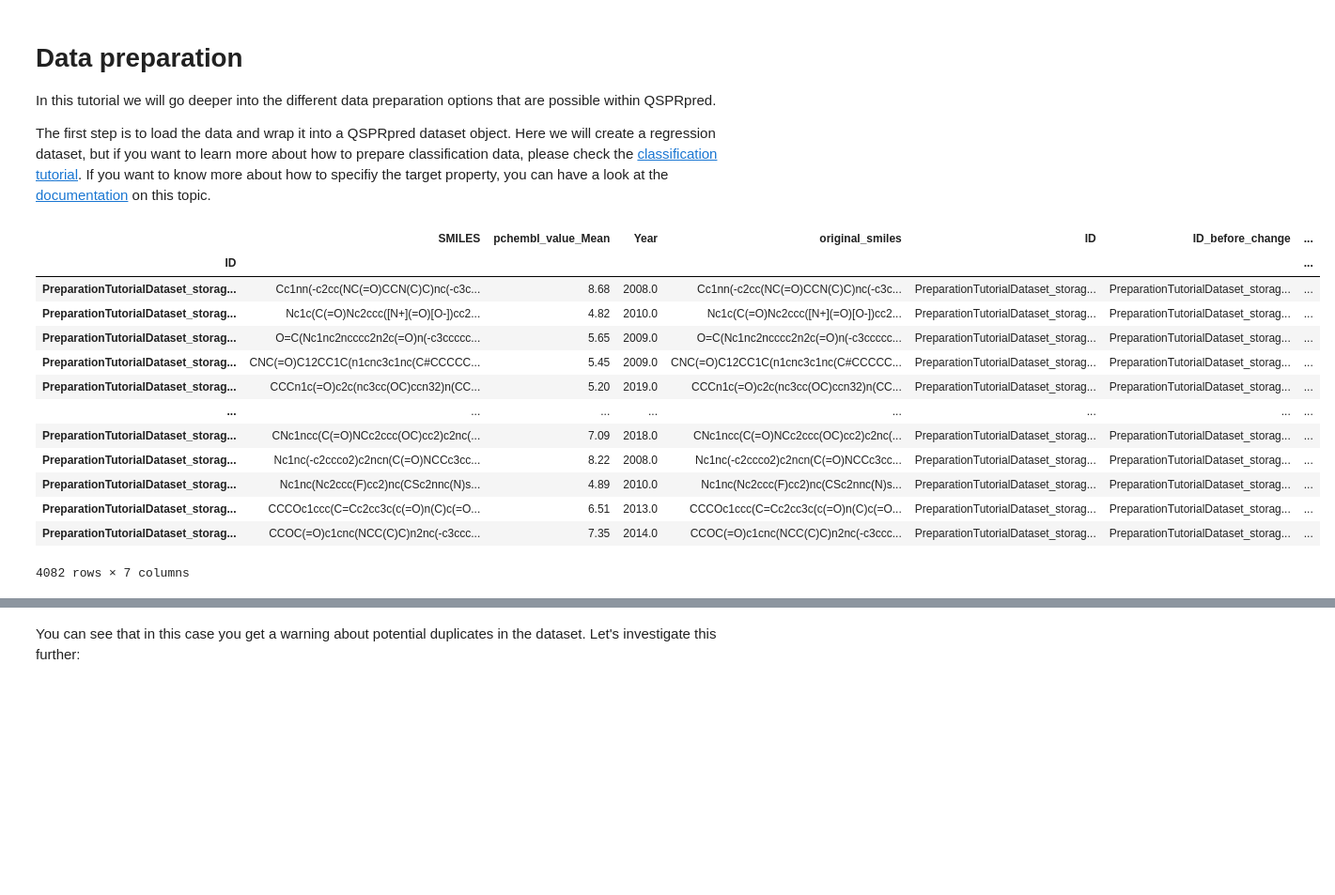
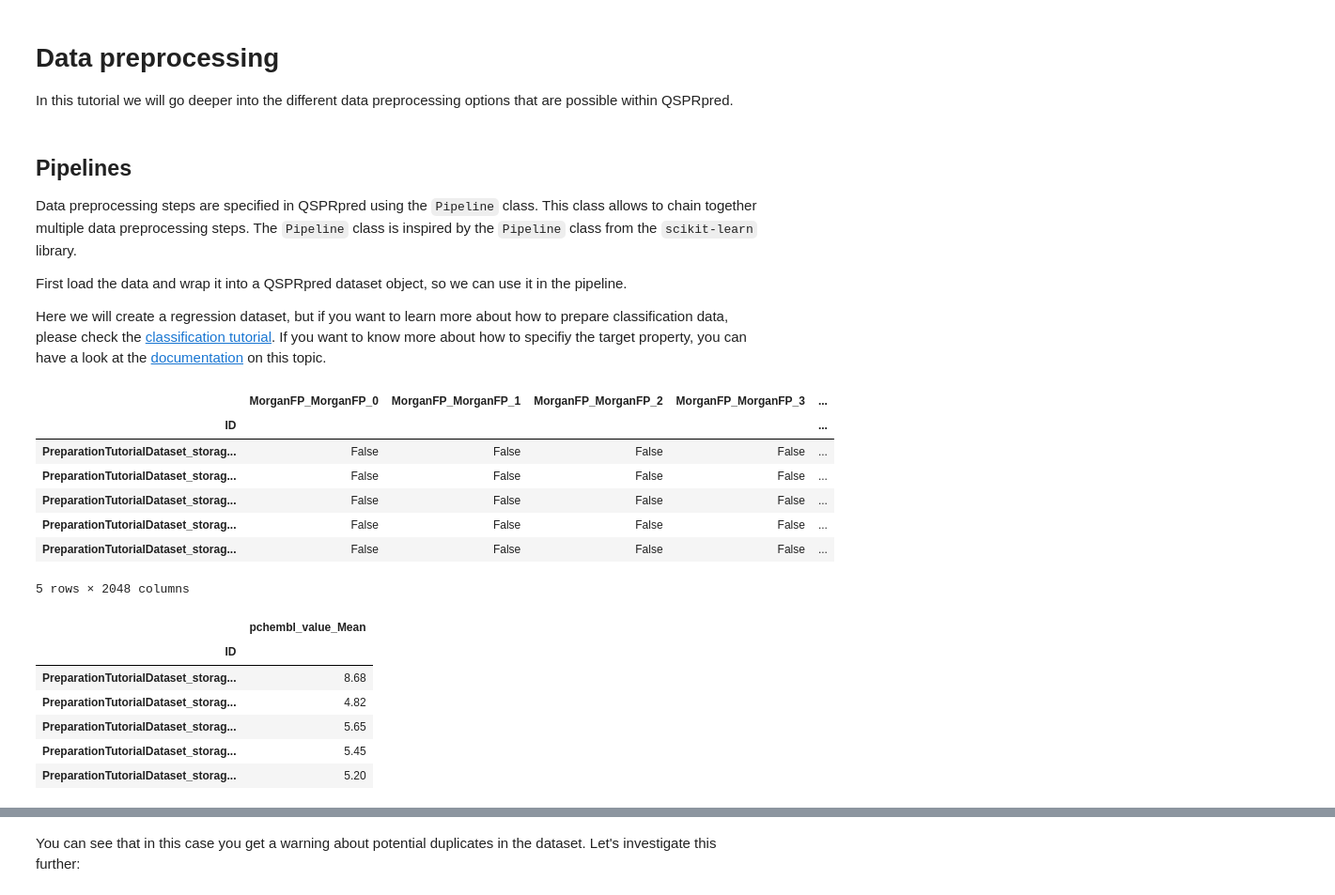
Before and after one commit to CDDLeiden/QSPRpred, a Jupyter notebook: tutorials/basics/data/data_preparation.ipynb, the cells around one changed output, grey strips where cells are left out. Shown at 94% size. Cells and saved outputs as stored; diff of their text form; code cells hidden in the pictures; blank space fills up the shorter version.

Commit message:
fix data preparation tutorial

```diff
--- a/tutorials/basics/data/data_preparation.ipynb
+++ b/tutorials/basics/data/data_preparation.ipynb
@@ -6,42 +1,52 @@ warnings.filterwarnings("ignore", category=RuntimeWarning)
+# %% [markdown]
+# Data preprocessing
+
+In this tutorial we will go deeper into the different data preprocessing options that are possible within QSPRpred.
 # %% [markdown]
-# Data preparation
+## Pipelines
+Data preprocessing steps are specified in QSPRpred using the `Pipeline` class. This class allows to chain together multiple data preprocessing steps. The `Pipeline` class is inspired by the `Pipeline` class from the `scikit-learn` library.
 
-In this tutorial we will go deeper into the different data preparation options that are possible within QSPRpred.
+First load the data and wrap it into a QSPRpred dataset object, so we can use it in the pipeline.
 
-The first step is to load the data and wrap it into a QSPRpred dataset object.
 Here we will create a regression dataset, but if you want to learn more about how to prepare
 classification data, please check the [classification tutorial](../modelling/classification.ipynb).
 If you want to know more about how to specifiy the target property,
 you can have a look at the [documentation](https://cddleiden.github.io/QSPRpred/docs/api/qsprpred.data.html#qsprpred.data.data.TargetProperty) on this topic.
 # %%
+# First load a dataset and add some descriptors
 import os
-
 from qsprpred.data import QSPRTable
+from qsprpred.data.descriptors.fingerprints import MorganFP
 
 os.makedirs("../../tutorial_output/data", exist_ok=True)
 
 dataset = QSPRTable.fromTableFile(
     filename="../../tutorial_data/A2A_LIGANDS.tsv",
     path="../../tutorial_output/data",
     name="PreparationTutorialDataset",
     target_props=[{"name": "pchembl_value_Mean", "task": "REGRESSION"}],
     random_state=42,
 )
-dataset.randomState = 42
 
-dataset.getDF()
+dataset.addDescriptors([MorganFP(radius=3, nBits=2048)])
+
+X = dataset.getDescriptors()
+display(X.head())
+y = dataset.getTargets()
+display(y.head())
 # %% [output]
-|  | SMILES | pchembl_value_Mean | Year | original_smiles | ID | ID_before_change | ... |
-| ID |  |  |  |  |  |  | ... |
-| PreparationTutorialDataset_storag... | Cc1nn(-c2cc(NC(=O)CCN(C)C)nc(-c3c... | 8.68 | 2008.0 | Cc1nn(-c2cc(NC(=O)CCN(C)C)nc(-c3c... | PreparationTutorialDataset_storag... | PreparationTutorialDataset_storag... | ... |
-| PreparationTutorialDataset_storag... | Nc1c(C(=O)Nc2ccc([N+](=O)[O-])cc2... | 4.82 | 2010.0 | Nc1c(C(=O)Nc2ccc([N+](=O)[O-])cc2... | PreparationTutorialDataset_storag... | PreparationTutorialDataset_storag... | ... |
-| PreparationTutorialDataset_storag... | O=C(Nc1nc2ncccc2n2c(=O)n(-c3ccccc... | 5.65 | 2009.0 | O=C(Nc1nc2ncccc2n2c(=O)n(-c3ccccc... | PreparationTutorialDataset_storag... | PreparationTutorialDataset_storag... | ... |
-| PreparationTutorialDataset_storag... | CNC(=O)C12CC1C(n1cnc3c1nc(C#CCCCC... | 5.45 | 2009.0 | CNC(=O)C12CC1C(n1cnc3c1nc(C#CCCCC... | PreparationTutorialDataset_storag... | PreparationTutorialDataset_storag... | ... |
-| PreparationTutorialDataset_storag... | CCCn1c(=O)c2c(nc3cc(OC)ccn32)n(CC... | 5.20 | 2019.0 | CCCn1c(=O)c2c(nc3cc(OC)ccn32)n(CC... | PreparationTutorialDataset_storag... | PreparationTutorialDataset_storag... | ... |
-| ... | ... | ... | ... | ... | ... | ... | ... |
-| PreparationTutorialDataset_storag... | CNc1ncc(C(=O)NCc2ccc(OC)cc2)c2nc(... | 7.09 | 2018.0 | CNc1ncc(C(=O)NCc2ccc(OC)cc2)c2nc(... | PreparationTutorialDataset_storag... | PreparationTutorialDataset_storag... | ... |
-| PreparationTutorialDataset_storag... | Nc1nc(-c2ccco2)c2ncn(C(=O)NCCc3cc... | 8.22 | 2008.0 | Nc1nc(-c2ccco2)c2ncn(C(=O)NCCc3cc... | PreparationTutorialDataset_storag... | PreparationTutorialDataset_storag... | ... |
-| PreparationTutorialDataset_storag... | Nc1nc(Nc2ccc(F)cc2)nc(CSc2nnc(N)s... | 4.89 | 2010.0 | Nc1nc(Nc2ccc(F)cc2)nc(CSc2nnc(N)s... | PreparationTutorialDataset_storag... | PreparationTutorialDataset_storag... | ... |
-| PreparationTutorialDataset_storag... | CCCOc1ccc(C=Cc2cc3c(c(=O)n(C)c(=O... | 6.51 | 2013.0 | CCCOc1ccc(C=Cc2cc3c(c(=O)n(C)c(=O... | PreparationTutorialDataset_storag... | PreparationTutorialDataset_storag... | ... |
-| PreparationTutorialDataset_storag... | CCOC(=O)c1cnc(NCC(C)C)n2nc(-c3ccc... | 7.35 | 2014.0 | CCOC(=O)c1cnc(NCC(C)C)n2nc(-c3ccc... | PreparationTutorialDataset_storag... | PreparationTutorialDataset_storag... | ... |
+|  | MorganFP_MorganFP_0 | MorganFP_MorganFP_1 | MorganFP_MorganFP_2 | MorganFP_MorganFP_3 | ... |
+| ID |  |  |  |  | ... |
+| PreparationTutorialDataset_storag... | False | False | False | False | ... |
+| PreparationTutorialDataset_storag... | False | False | False | False | ... |
+| PreparationTutorialDataset_storag... | False | False | False | False | ... |
+| PreparationTutorialDataset_storag... | False | False | False | False | ... |
+| PreparationTutorialDataset_storag... | False | False | False | False | ... |
-4082 rows × 7 columns
+5 rows × 2048 columns
+|  | pchembl_value_Mean |
+| ID |  |
+| PreparationTutorialDataset_storag... | 8.68 |
+| PreparationTutorialDataset_storag... | 4.82 |
+| PreparationTutorialDataset_storag... | 5.65 |
+| PreparationTutorialDataset_storag... | 5.45 |
+| PreparationTutorialDataset_storag... | 5.20 |
```
Also changed, not shown: parts of 52 cells of this notebook.
